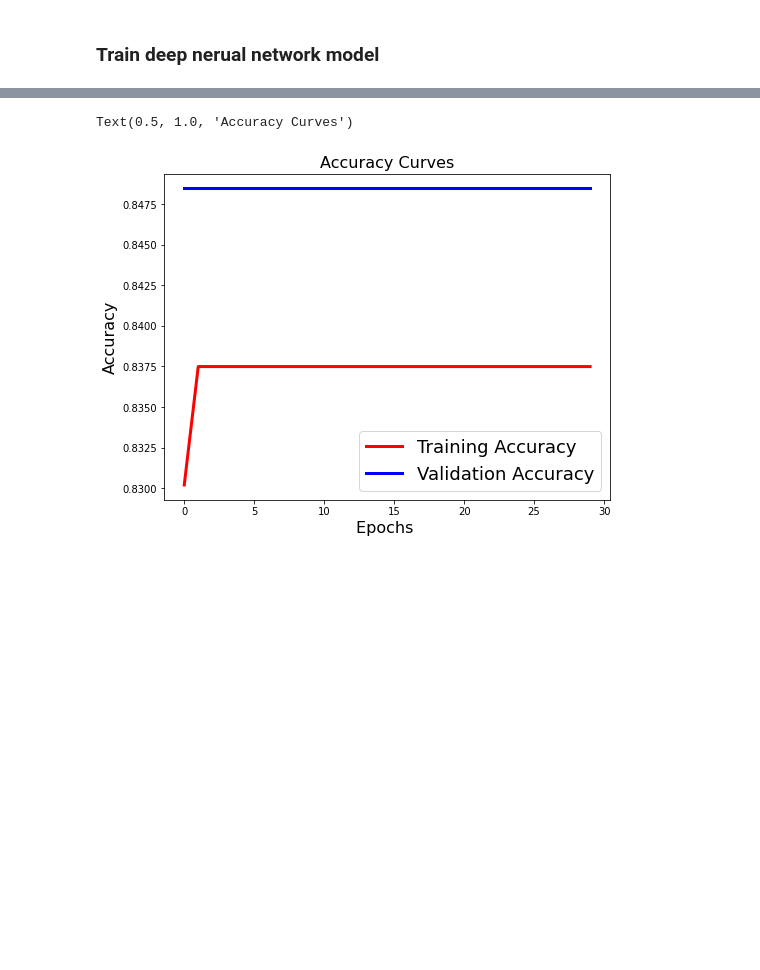
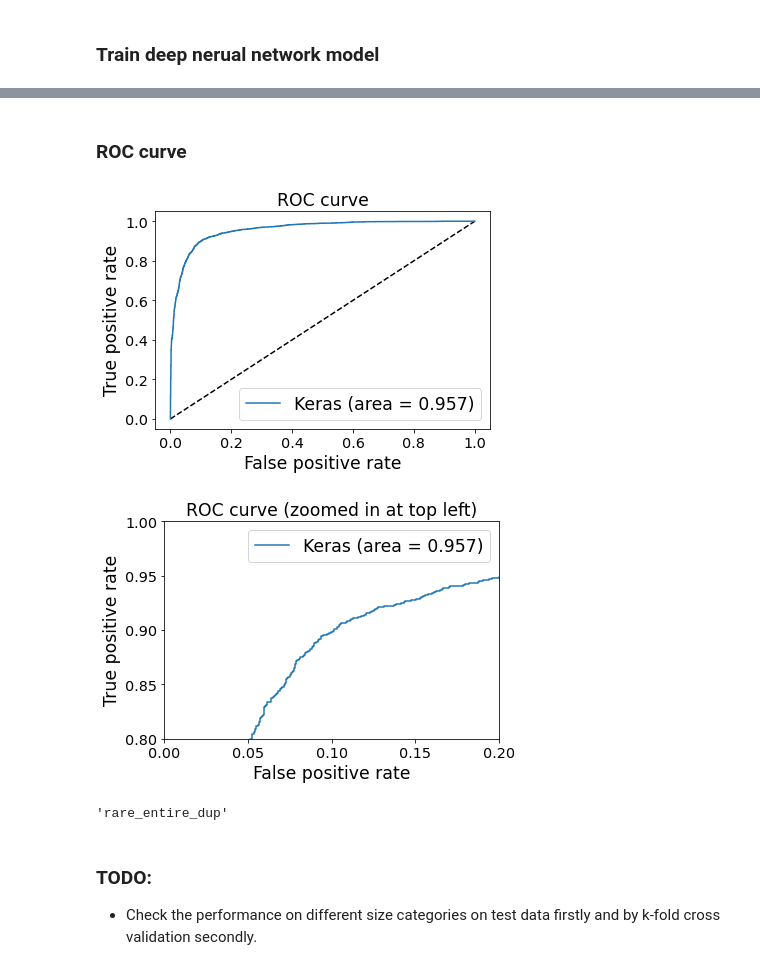
Before and after one commit to ShenLab/CNV-Espresso, a Jupyter notebook: src/training.ipynb, the cells around one changed output, grey strips where cells are left out. Cells and saved outputs as stored; diff of their text form; code cells hidden in the pictures; blank space fills up the shorter version.

```diff
--- a/src/training.ipynb
+++ b/src/training.ipynb
@@ -374,14 +333,44 @@ plt.title('Loss Curves',fontsize=16)
-# %%
-plt.figure(figsize=[8,6])
-plt.plot(history.history['accuracy'],'r',linewidth=3.0)
-plt.plot(history.history['val_accuracy'],'b',linewidth=3.0)
-plt.legend(['Training Accuracy', 'Validation Accuracy'],fontsize=18)
-plt.xlabel('Epochs ',fontsize=16)
-plt.ylabel('Accuracy',fontsize=16)
-plt.title('Accuracy Curves',fontsize=16)
-# %% [output]
-Text(0.5, 1.0, 'Accuracy Curves')
-[figure, removed]
+# %% [markdown]
+### ROC curve
+# %%
+test_pred_keras = model1.predict(test_img).ravel()
+# %%
+# ravel(): Flatten the array
+fpr_keras, tpr_keras, thresholds_keras = roc_curve(test_labels_one_hot.ravel(), test_pred_keras)
+# %%
+auc_keras = auc(fpr_keras, tpr_keras)
+# %%
+plt.figure(1)
+plt.plot([0, 1], [0, 1], 'k--')
+plt.plot(fpr_keras, tpr_keras, label='Keras (area = {:.3f})'.format(auc_keras))
+plt.xlabel('False positive rate',fontsize="xx-large")
+plt.ylabel('True positive rate',fontsize="xx-large")
+plt.title('ROC curve',fontsize="xx-large")
+plt.legend(loc='best',fontsize="xx-large")
+plt.tick_params(labelsize="x-large")
+plt.show()
+# Zoom in view of the upper left corner.
+plt.figure(2)
+plt.tick_params(labelsize="x-large")
+plt.xlim(0, 0.2)
+plt.ylim(0.8, 1)
+plt.plot([0, 1], [0, 1], 'k--')
+plt.plot(fpr_keras, tpr_keras, label='Keras (area = {:.3f})'.format(auc_keras))
+plt.xlabel('False positive rate',fontsize="xx-large")
+plt.ylabel('True positive rate',fontsize="xx-large")
+plt.title('ROC curve (zoomed in at top left)',fontsize="xx-large")
+plt.legend(loc='best',fontsize="xx-large")
+plt.show()
+# %% [output]
+[figure, added]
+[figure, added]
+# %%
+project_name
+# %% [output]
+'rare_entire_dup'
+# %% [markdown]
+### TODO:
+- Check the performance on different size categories on test data firstly and by k-fold cross validation secondly.
 # %% [markdown]
 ## Reference:
 - load image: https://keras.io/api/preprocessing/image/#load_img-function
```
Also changed, not shown: parts of 36 cells of this notebook, 3 other files.
